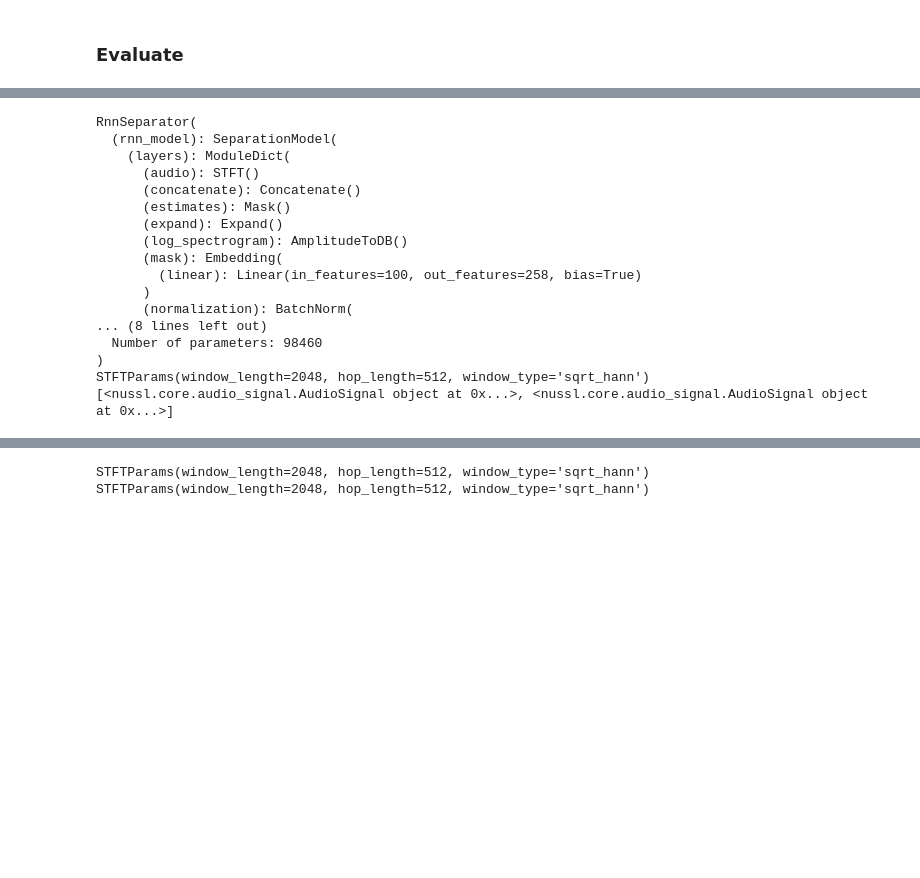
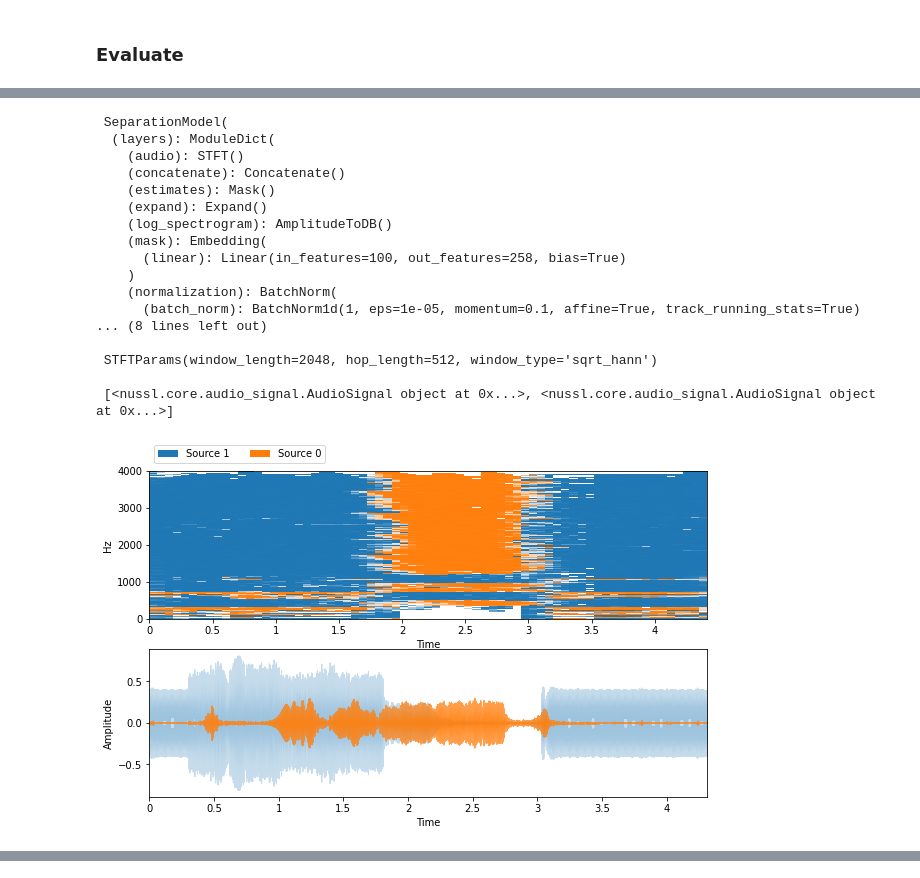
Before and after one commit to pseeth/otoworld, a Jupyter notebook: experiment/pretrain.ipynb, the cells around one changed output, grey strips where cells are left out. Cells and saved outputs as stored; diff of their text form; code cells hidden in the pictures; blank space fills up the shorter version.

```diff
--- a/experiment/pretrain.ipynb
+++ b/experiment/pretrain.ipynb
@@ -196,45 +180,56 @@ def visualize_and_embed(sources):
 # %%
-# load saved model
-rnn = models.RnnSeparator(rnn_config)
-model_dict = torch.load(save_path)
-rnn.load_state_dict(model_dict)
+# in case we need to load saved model
+# rnn = models.RnnSeparator(rnn_config)
+# model_dict = torch.load(save_path)
+# rnn.load_state_dict(model_dict)
 
 separator = nussl.separation.deep.DeepAudioEstimation(mix, model_path=None)
-separator.model = rnn
+separator.model = rnn.rnn_model
 
-print(separator.model)
+print('\n', separator.model)
 
 separator.transform = nussl_tfm.Compose([
     nussl_tfm.GetAudio(),
     nussl_tfm.ToSeparationModel()
 ])
 
 separator.device = 'cpu'
 
-print(mix.stft_params)
+print('\n', mix.stft_params)
 separator.metadata = {
     'sample_rate': 8000,
     'stft_params': mix.stft_params,
     'num_channels': 1
 }
 
 estimates = separator()
-print(estimates)
+print('\n', estimates)
+
+# passing "mix" results in a error
+ibm = nussl.separation.benchmark.IdealBinaryMask(separator.audio_signal, estimates)
+estimates = ibm()
+
+estimates = {
+    f'Source {i}': e for i, e in enumerate(estimates)
+}
+
+visualize_and_embed(estimates)
 # %% [output]
-RnnSeparator(
-  (rnn_model): SeparationModel(
-    (layers): ModuleDict(
-      (audio): STFT()
-      (concatenate): Concatenate()
-      (estimates): Mask()
-      (expand): Expand()
-      (log_spectrogram): AmplitudeToDB()
-      (mask): Embedding(
-        (linear): Linear(in_features=100, out_features=258, bias=True)
-      )
-      (normalization): BatchNorm(
+ SeparationModel(
+  (layers): ModuleDict(
+    (audio): STFT()
+    (concatenate): Concatenate()
+    (estimates): Mask()
+    (expand): Expand()
+    (log_spectrogram): AmplitudeToDB()
+    (mask): Embedding(
+      (linear): Linear(in_features=100, out_features=258, bias=True)
+    )
+    (normalization): BatchNorm(
+      (batch_norm): BatchNorm1d(1, eps=1e-05, momentum=0.1, affine=True, track_running_stats=True)
 ... (8 lines left out)
-  Number of parameters: 98460
-)
-STFTParams(window_length=2048, hop_length=512, window_type='sqrt_hann')
-[<nussl.core.audio_signal.AudioSignal object at 0x...>, <nussl.core.audio_signal.AudioSignal object at 0x...>]
+
+ STFTParams(window_length=2048, hop_length=512, window_type='sqrt_hann')
+
+ [<nussl.core.audio_signal.AudioSignal object at 0x...>, <nussl.core.audio_signal.AudioSignal object at 0x...>]
+[figure, added]
@@ -241,4 +236,0 @@ STFTParams(window_length=2048, hop_length=512, window_type='sqrt_hann')
-# %%
-print(mix.stft_params, estimates[1].stft_params)
-# %% [output]
-STFTParams(window_length=2048, hop_length=512, window_type='sqrt_hann') STFTParams(window_length=2048, hop_length=512, window_type='sqrt_hann')
```
Also changed, not shown: parts of 19 cells of this notebook.
